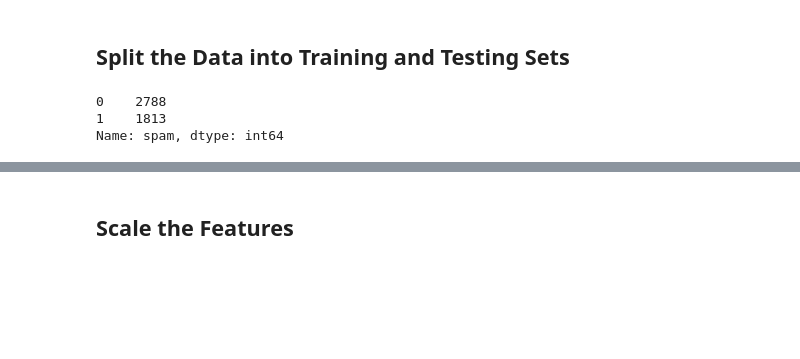
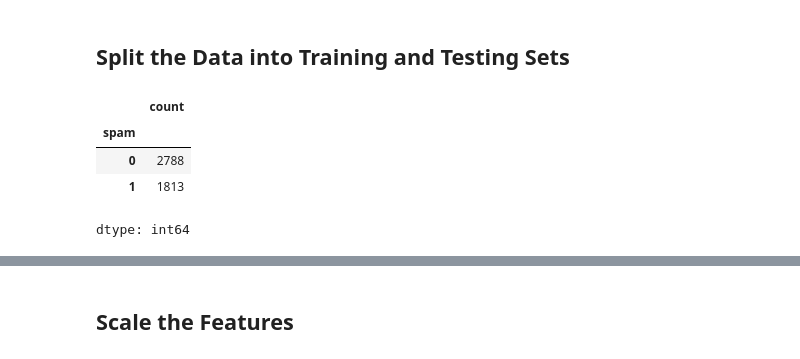
Before and after one commit to joannedonohue/classification-challenge, a Jupyter notebook: spam_detector_Final.ipynb, the cells around one changed output, grey strips where cells are left out. Cells and saved outputs as stored; diff of their text form; code cells hidden in the pictures; blank space fills up the shorter version.

```diff
--- a/spam_detector_Final.ipynb
+++ b/spam_detector_Final.ipynb
@@ -41,6 +72,9 @@ Write down your prediction in the designated cells in your Jupyter Notebook, and
 # %%
 # Check the balance of the labels variable (`y`) by using the `value_counts` function.
+y.value_counts()
 # %% [output]
+|  | count |
+| spam |  |
+| 0 | 2788 |
+| 1 | 1813 |
-0    2788
-1    1813
-Name: spam, dtype: int64
+dtype: int64
```
Also changed, not shown: parts of 13 cells of this notebook.
